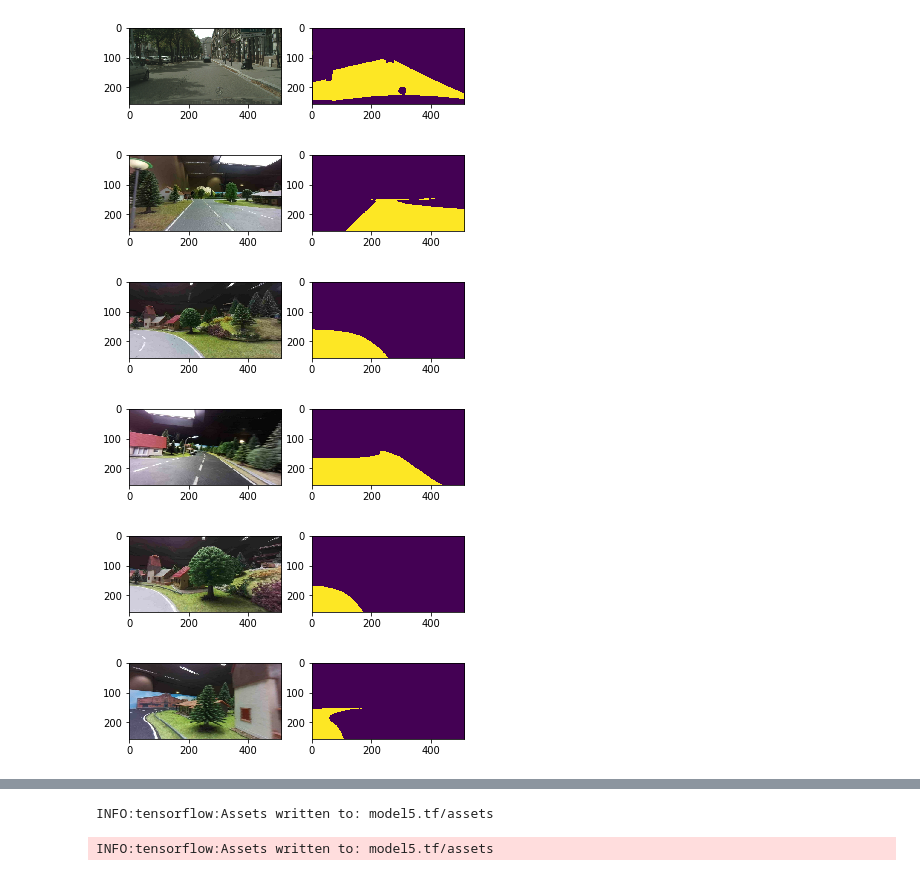
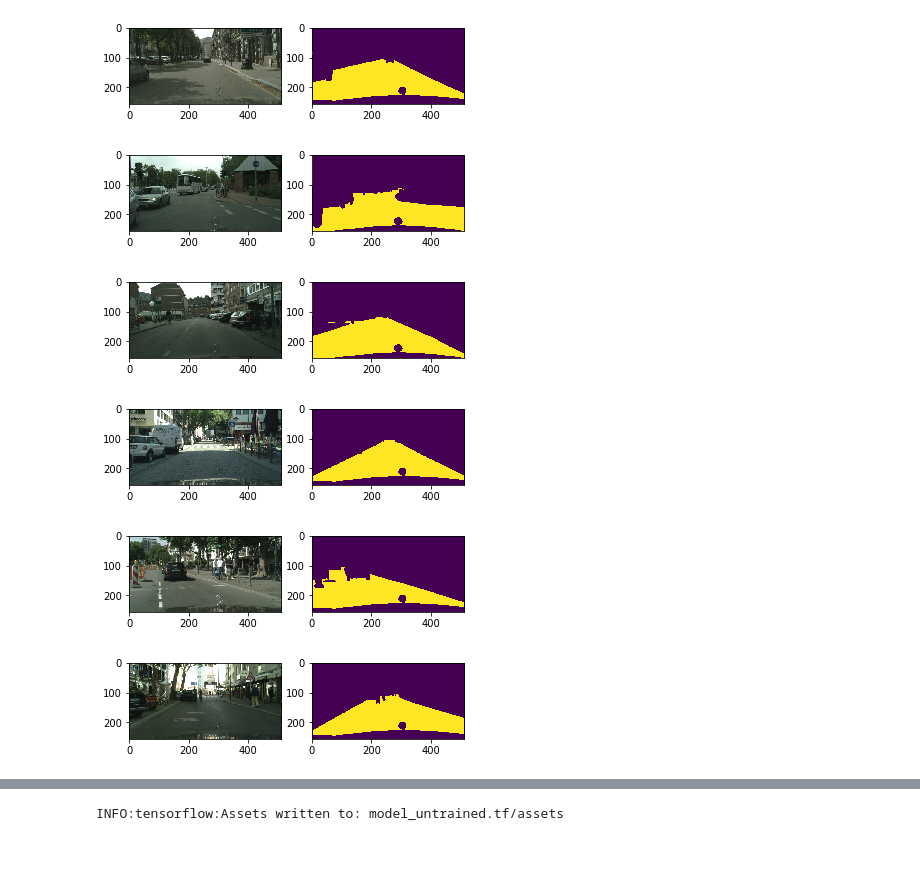
Before and after one commit to markus-k/bisenetv2-tf2, a Jupyter notebook: BiSeNetV2-TFKeras.ipynb, the cells around one changed output, grey strips where cells are left out. Cells and saved outputs as stored; diff of their text form; code cells hidden in the pictures.

```diff
--- a/BiSeNetV2-TFKeras.ipynb
+++ b/BiSeNetV2-TFKeras.ipynb
@@ -62,35 +46,35 @@ display_dataset(train_ds.take(5), lambda s: (s[0], s[1]))
 # %%
 BATCH_SIZE = 4
 
-USE_TINYCAR_DATA = True
+USE_TINYCAR_DATA = False
 
 if USE_TINYCAR_DATA:
     from data_prep import labelme_prep, uwula_prep
 
     ds = tf.data.Dataset.list_files('../paperstreet/1/*.json')
     ds = ds.map(labelme_prep(OUTPUT_SHAPE, INPUT_SHAPE))
 
 
     ds2 = tf.data.Dataset.list_files('/media/mldata/tinycar/Mikrowunderland_1k/*.jpg')
     ds2 = ds2.map(uwula_prep(OUTPUT_SHAPE, INPUT_SHAPE))
 
     ds = ds.concatenate(ds2)
     ds = ds.shuffle(1000)
 
     valid_ds = ds.take(24)
     train_ds = ds.skip(24)
 
 train_ds = train_ds.batch(BATCH_SIZE).prefetch(100)
 valid_ds = valid_ds.batch(BATCH_SIZE).prefetch(100)
 
 
 display_dataset(valid_ds.unbatch().take(5), lambda s: (s[0], s[1]))
 # %% [output]
-[figure, old version]
+[figure, new version]
-[figure, old version]
+[figure, new version]
-[figure, old version]
+[figure, new version]
-[figure, old version]
+[figure, new version]
-[figure, old version]
+[figure, new version]
 # %%
 EPOCHS = 10
 
@@ -124,8 +108,7 @@ Epoch 10/10
 270/270 [==============================] - 151s 511ms/step - loss: 0.0143 - accuracy: 0.9946 - argmax_mean_iou: 0.9829 - val_loss: 0.0118 - val_accuracy: 0.9952 - val_argmax_mean_iou: 0.9844
 # %%
 #m.save('model.tf')
-m.save('model5.tf')
+m.save('model_untrained.tf')
 # %% [output]
-INFO:tensorflow:Assets written to: model5.tf/assets
+INFO:tensorflow:Assets written to: model_untrained.tf/assets
-INFO:tensorflow:Assets written to: model5.tf/assets
 # %%
```
Also changed, not shown: parts of 4 cells of this notebook, 1 other file.
